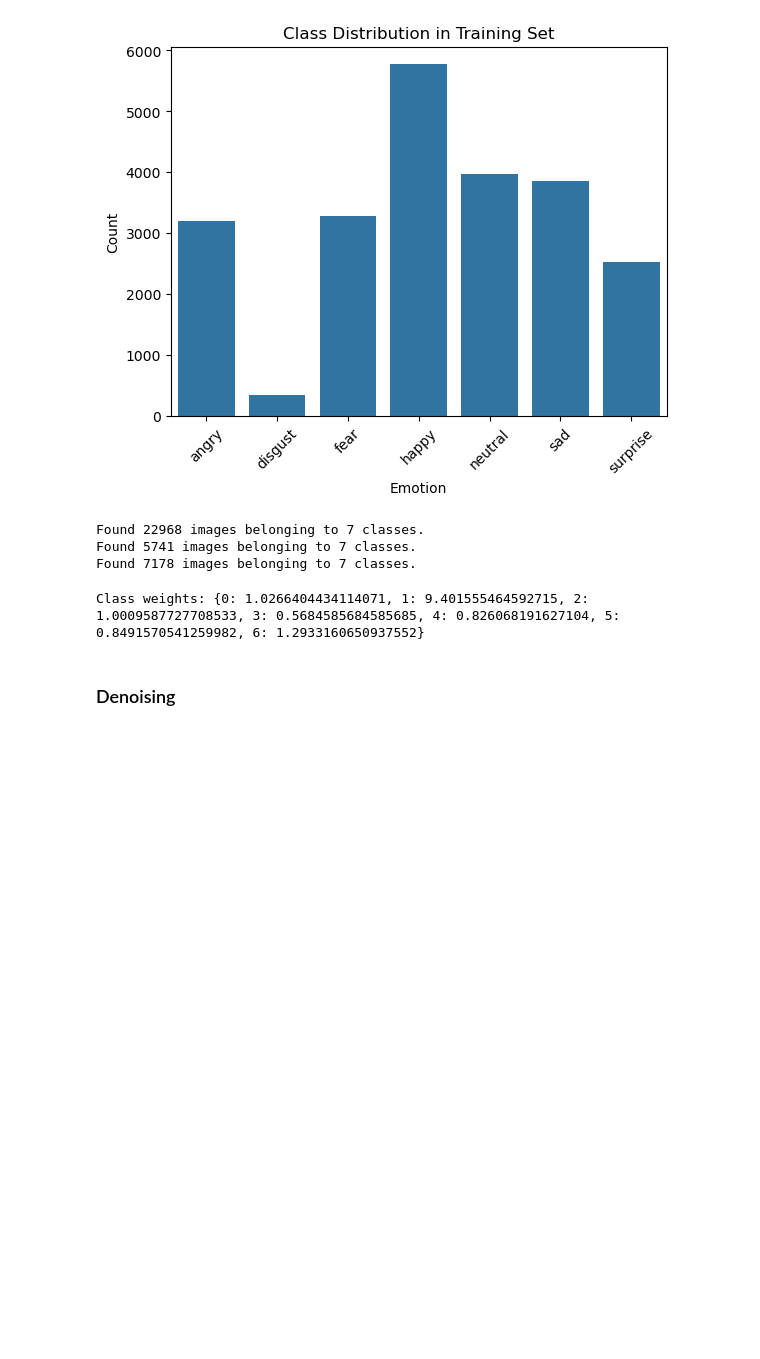
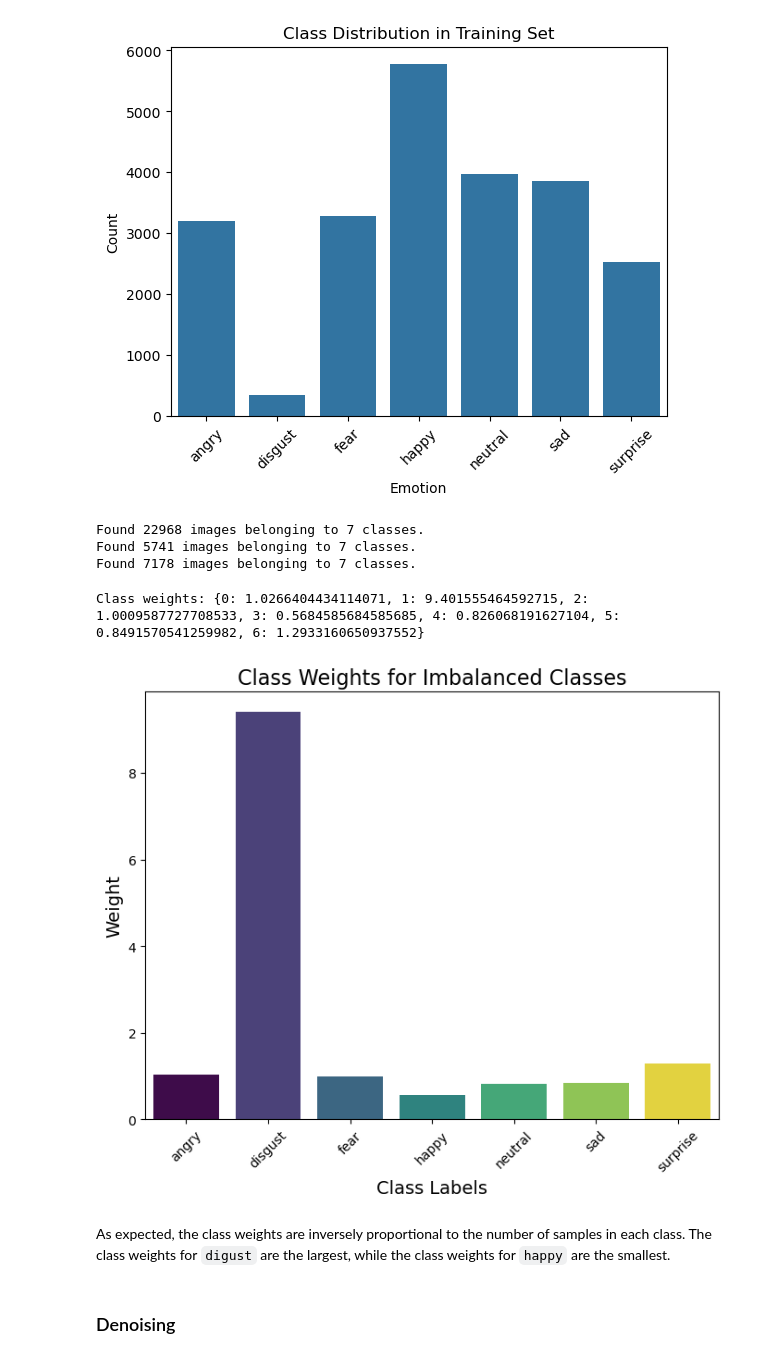
Before and after one commit to kayleeisokay/cs109b-final-project, a Jupyter notebook: MS2.ipynb, the cells around one changed output. Drawn from its saved outputs; the diff is of its cells as text; code cells hidden in the pictures; blank space fills up the shorter version.

```diff
--- a/MS2.ipynb
+++ b/MS2.ipynb
@@ -360,7 +351,7 @@ train_datagen = ImageDataGenerator(
     shear_range=0.1,
     zoom_range=0.2,
     horizontal_flip=True,
-    fill_mode="nearest"
+    fill_mode="nearest",
 )
 
 # keep the rescale only for validation & test data
@@ -397,18 +388,33 @@ Found 5741 images belonging to 7 classes.
 Found 7178 images belonging to 7 classes.
 # %%
 # Add class weight
-from sklearn.utils.class_weight import compute_class_weight # we could move this up
 
 labels = traingen.classes
 class_weights = compute_class_weight(
-    class_weight="balanced",
-    classes=np.unique(labels),
-    y=labels
+    class_weight="balanced", classes=np.unique(labels), y=labels
 )
 class_weights_dict = dict(enumerate(class_weights))
 
-print("Class weights:", class_weights_dict) # we could use this class_weight when we fit the model
+print(
+    "Class weights:", class_weights_dict
+)  # we could use this class_weight when we fit the model
 # %% [output]
 Class weights: {0: 1.0266404434114071, 1: 9.401555464592715, 2: 1.0009587727708533, 3: 0.5684585684585685, 4: 0.826068191627104, 5: 0.8491570541259982, 6: 1.2933160650937552}
+# %%
+fig, ax = plt.subplots(1, 1, figsize=(8, 6))
+
+labels, values = list(class_weights_dict.keys()), list(class_weights_dict.values())
+sns.barplot(x=labels, y=values, hue=labels, palette="viridis")
+ax.legend_.remove()
+ax.set_xticks(labels, labels=class_labels.values(), rotation=45)
+
+ax.set_title("Class Weights for Imbalanced Classes", fontsize=16)
+ax.set_ylabel("Weight", fontsize=14)
+ax.set_xlabel("Class Labels", fontsize=14)
+plt.show()
+# %% [output]
+[figure, added]
+# %% [markdown]
+As expected, the class weights are inversely proportional to the number of samples in each class. The class weights for `digust` are the largest, while the class weights for `happy` are the smallest.
 # %% [markdown]
 ### Denoising
```
Also changed, not shown: parts of 22 cells of this notebook.
